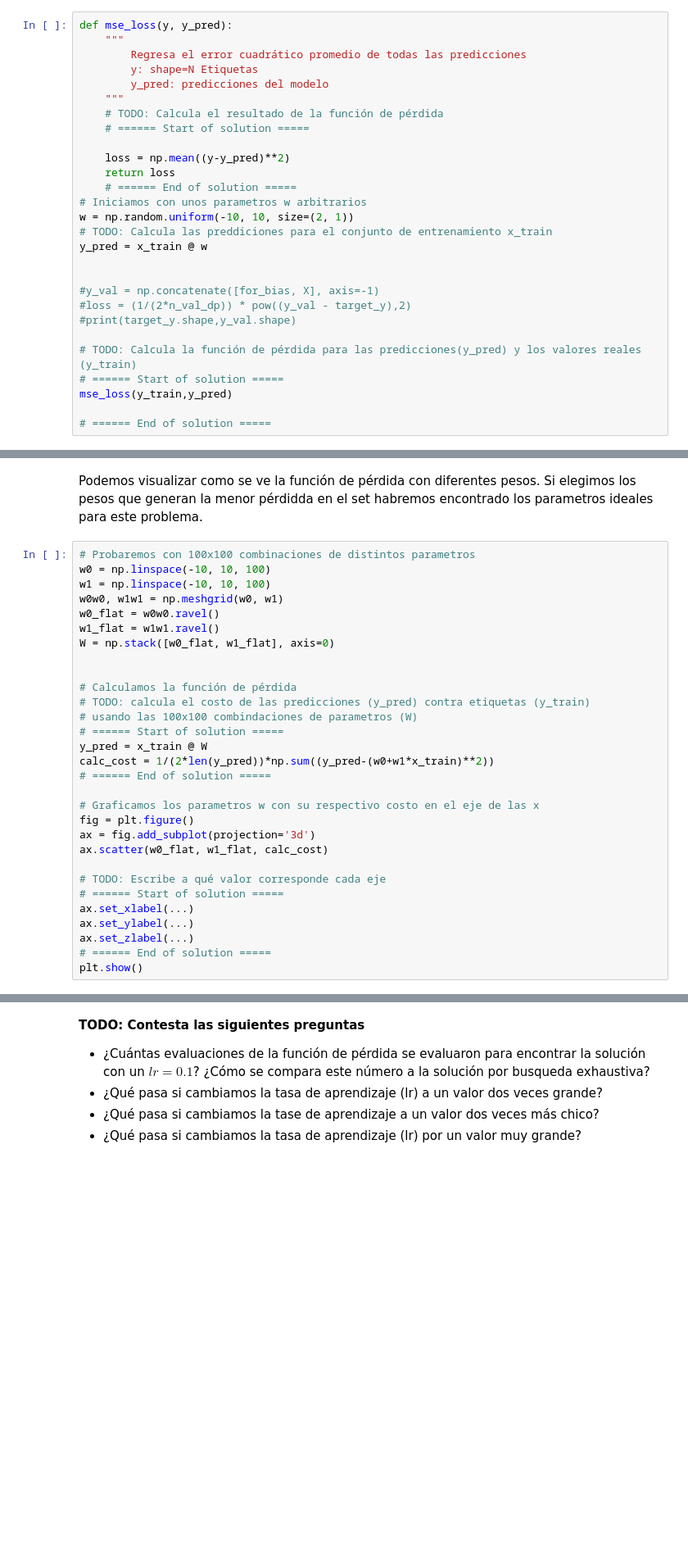
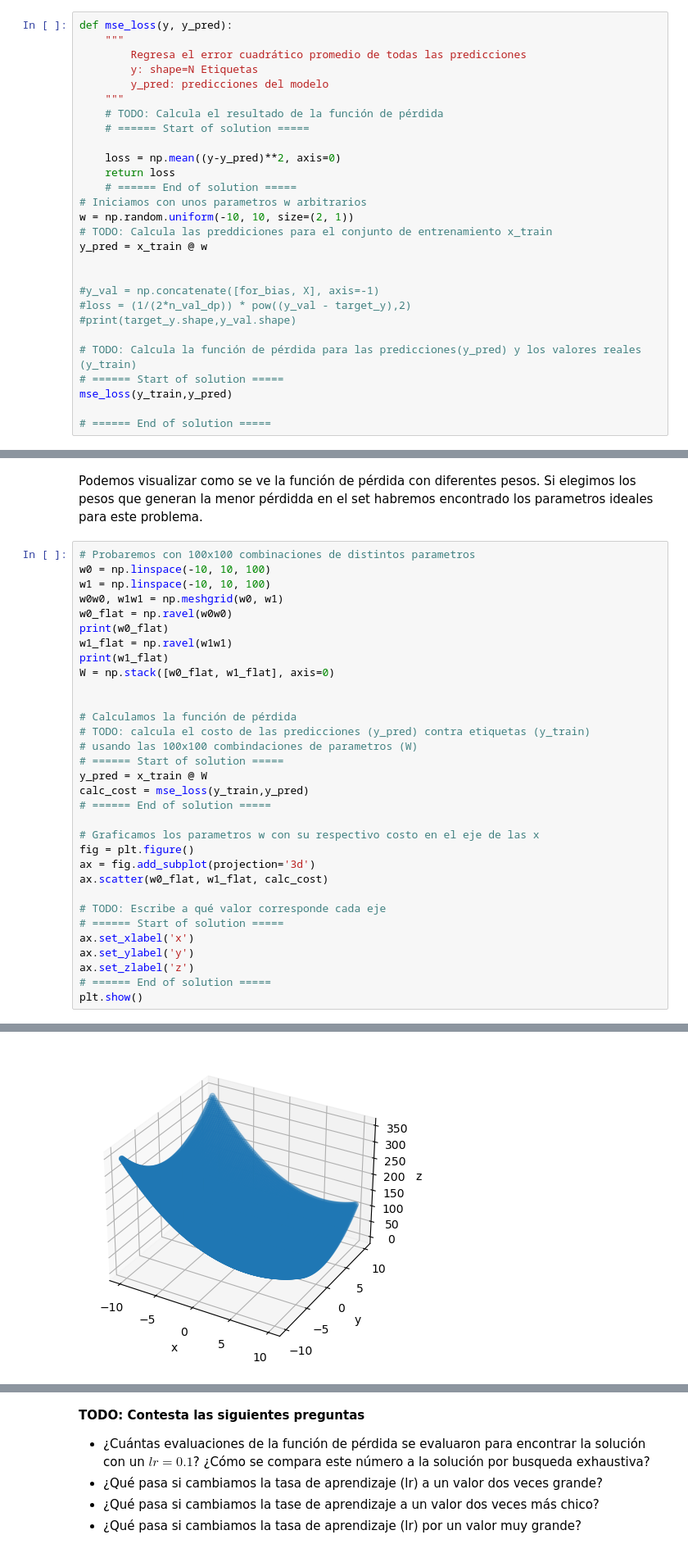
Before and after one commit to jorgeibarra17/SI23_TRIPLEA, a Jupyter notebook: ejercicio_2-LogisticReg/ejercicio_2.ipynb, the cells around one changed output, grey strips where cells are left out. Shown at 82% size. Cells and saved outputs as stored; diff of their text form; blank space fills up the shorter version.

```diff
--- a/ejercicio_2-LogisticReg/ejercicio_2.ipynb
+++ b/ejercicio_2-LogisticReg/ejercicio_2.ipynb
@@ -56,7 +56,7 @@ def mse_loss(y, y_pred):
     # TODO: Calcula el resultado de la función de pérdida
     # ====== Start of solution =====
 
-    loss = np.mean((y-y_pred)**2)
+    loss = np.mean((y-y_pred)**2, axis=0)
     return loss
     # ====== End of solution =====
 # Iniciamos con unos parametros w arbitrarios
@@ -84,8 +84,10 @@ Si elegimos los pesos que generan la menor pérdidda en el set habremos encontra
 w0 = np.linspace(-10, 10, 100)
 w1 = np.linspace(-10, 10, 100)
 w0w0, w1w1 = np.meshgrid(w0, w1)
-w0_flat = w0w0.ravel()
-w1_flat = w1w1.ravel()
+w0_flat = np.ravel(w0w0)
+print(w0_flat)
+w1_flat = np.ravel(w1w1)
+print(w1_flat)
 W = np.stack([w0_flat, w1_flat], axis=0)
 
 
@@ -94,7 +96,7 @@ W = np.stack([w0_flat, w1_flat], axis=0)
 # usando las 100x100 combindaciones de parametros (W)
 # ====== Start of solution =====
 y_pred = x_train @ W
-calc_cost = 1/(2*len(y_pred))*np.sum((y_pred-(w0+w1*x_train)**2))
+calc_cost = mse_loss(y_train,y_pred)
 # ====== End of solution =====
 
 # Graficamos los parametros w con su respectivo costo en el eje de las x
@@ -104,9 +106,9 @@ ax.scatter(w0_flat, w1_flat, calc_cost)
 
 # TODO: Escribe a qué valor corresponde cada eje
 # ====== Start of solution =====
-ax.set_xlabel(...)
-ax.set_ylabel(...)
-ax.set_zlabel(...)
+ax.set_xlabel('x')
+ax.set_ylabel('y')
+ax.set_zlabel('z')
 # ====== End of solution =====
 plt.show()
 # %% [output]
@@ -114,3 +118,4 @@ ValueError: operands could not be broadcast together with shapes (100,) (200,2)
+[figure, added]
 # %%
 # Podemos encontrar la combinación de pesos que minimizan la pérdida
 # Y de esta manera encontrar los pesos ideales
```
Also changed, not shown: parts of 4 cells of this notebook.
